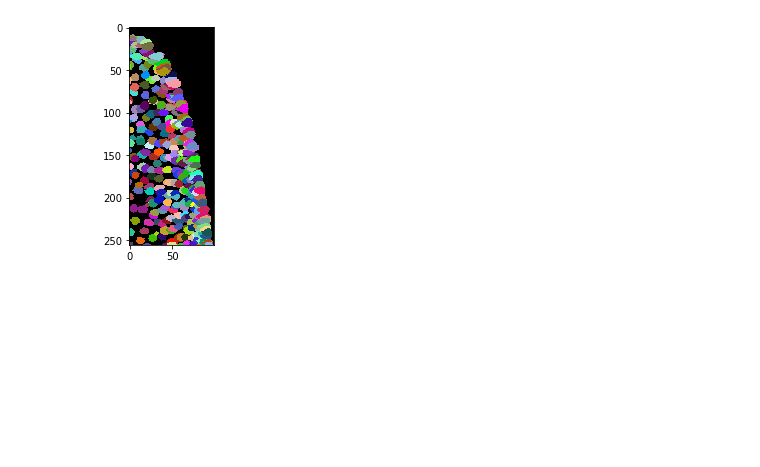
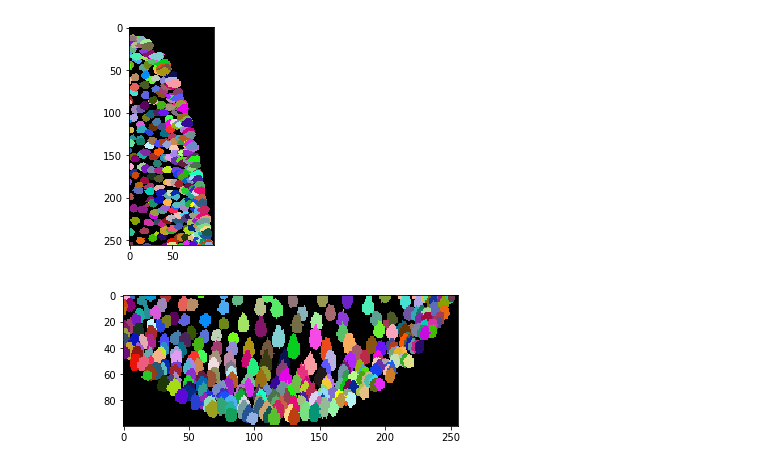
Before and after one commit to clEsperanto/pyclesperanto, a Jupyter notebook: user_docs/process_tribolium.ipynb, the cells around one changed output. Drawn from its saved outputs; the diff is of its cells as text; code cells hidden in the pictures; blank space fills up the shorter version.

```diff
--- a/user_docs/process_tribolium.ipynb
+++ b/user_docs/process_tribolium.ipynb
@@ -37,3 +37,7 @@ cle.imshow(label_image, labels=True)
 cle.imshow(cle.maximum_x_projection(label_image), labels=True)
 # %% [output]
 [figure]
+# %%
+cle.imshow(cle.maximum_y_projection(label_image), labels=True)
+# %% [output]
+[figure, added]
```
Also changed, not shown: 2 other files.
